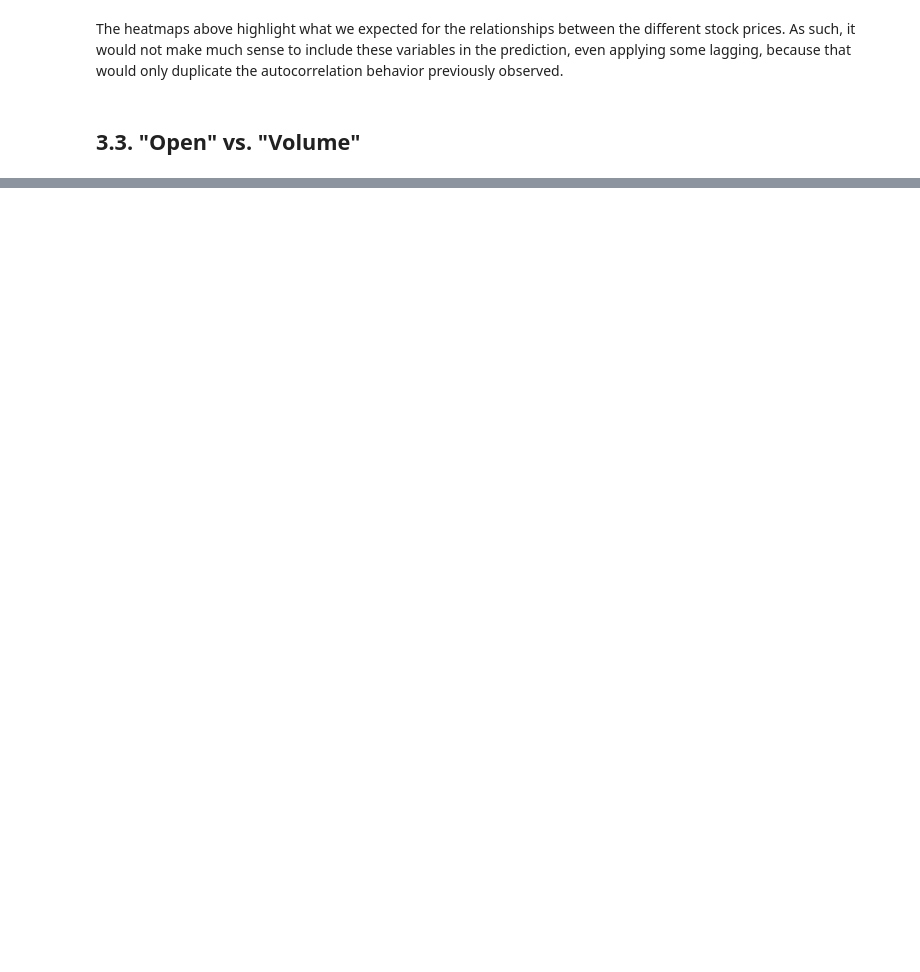
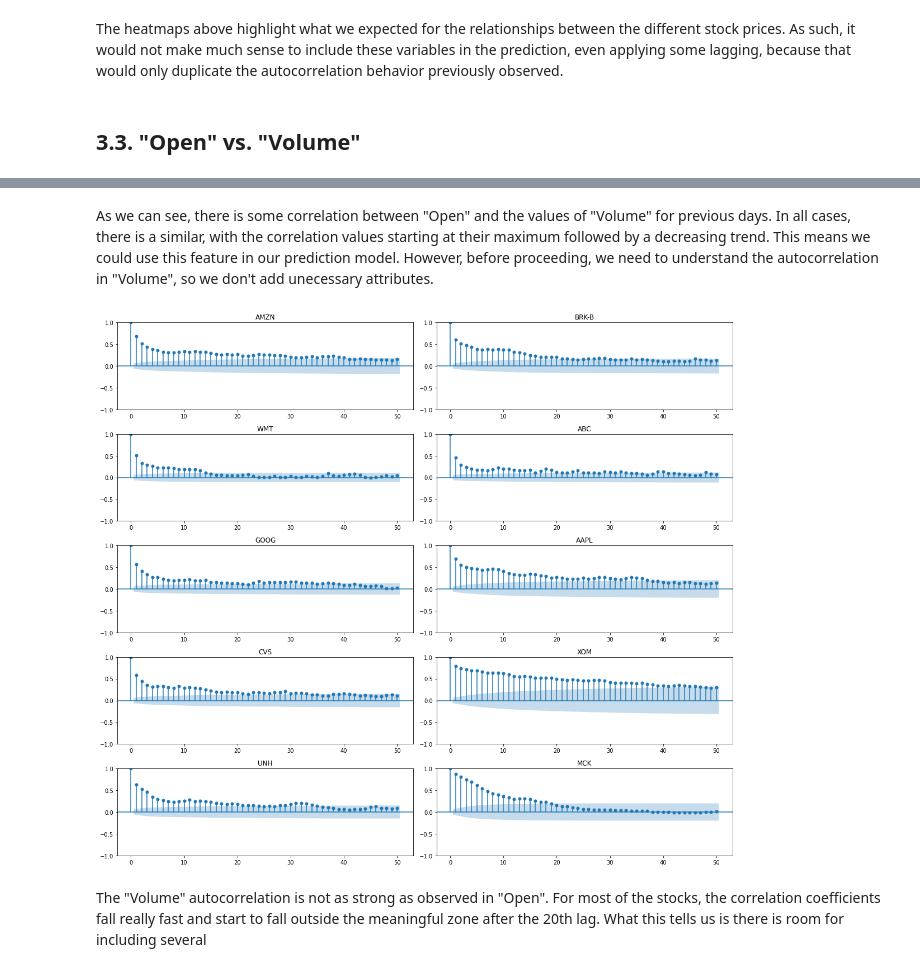
Before and after one commit to epdrumond/stock_prediction_pipeline, a Jupyter notebook: investigating_stock_prices.ipynb, the cells around one changed output, grey strips where cells are left out. Saved outputs shown, nothing was run; the diff lists cells and outputs as text; code cells hidden in the pictures; blank space fills up the shorter version.

```diff
--- a/investigating_stock_prices.ipynb
+++ b/investigating_stock_prices.ipynb
@@ -296,0 +323,23 @@ However, this correlation, in itself, would not be very useful in our prediction
+# %% [markdown]
+As we can see, there is some correlation between "Open" and the values of "Volume" for previous days. In all cases, there is a similar, with the correlation values starting at their maximum followed by a decreasing trend. This means we could use this feature in our prediction model. However, before proceeding, we need to understand the autocorrelation in "Volume", so we don't add unecessary attributes.
+# %%
+#Plot the "Volume" autocorrelation for 50 lags
+fig, ax = plt.subplots(5, 2, figsize=(16,14))
+
+for i, ticker in enumerate(stocks_dict.keys()):
+    row, col = divmod(i, 2)
+
+    plot_acf(
+        x=stocks_dict[ticker]['Volume'].values,
+        lags=50,
+        title=ticker,
+        alpha=0.05,
+        ax=ax[row, col]
+    )
+
+fig.tight_layout()
+plt.show()
+# %% [output]
+[figure, added]
+# %% [markdown]
+The "Volume" autocorrelation is not as strong as observed in "Open". For most of the stocks, the correlation coefficients fall really fast and start to fall outside the meaningful zone after the 20th lag. What this tells us is there is room for including several
```
Also changed, not shown: parts of 18 cells of this notebook.
